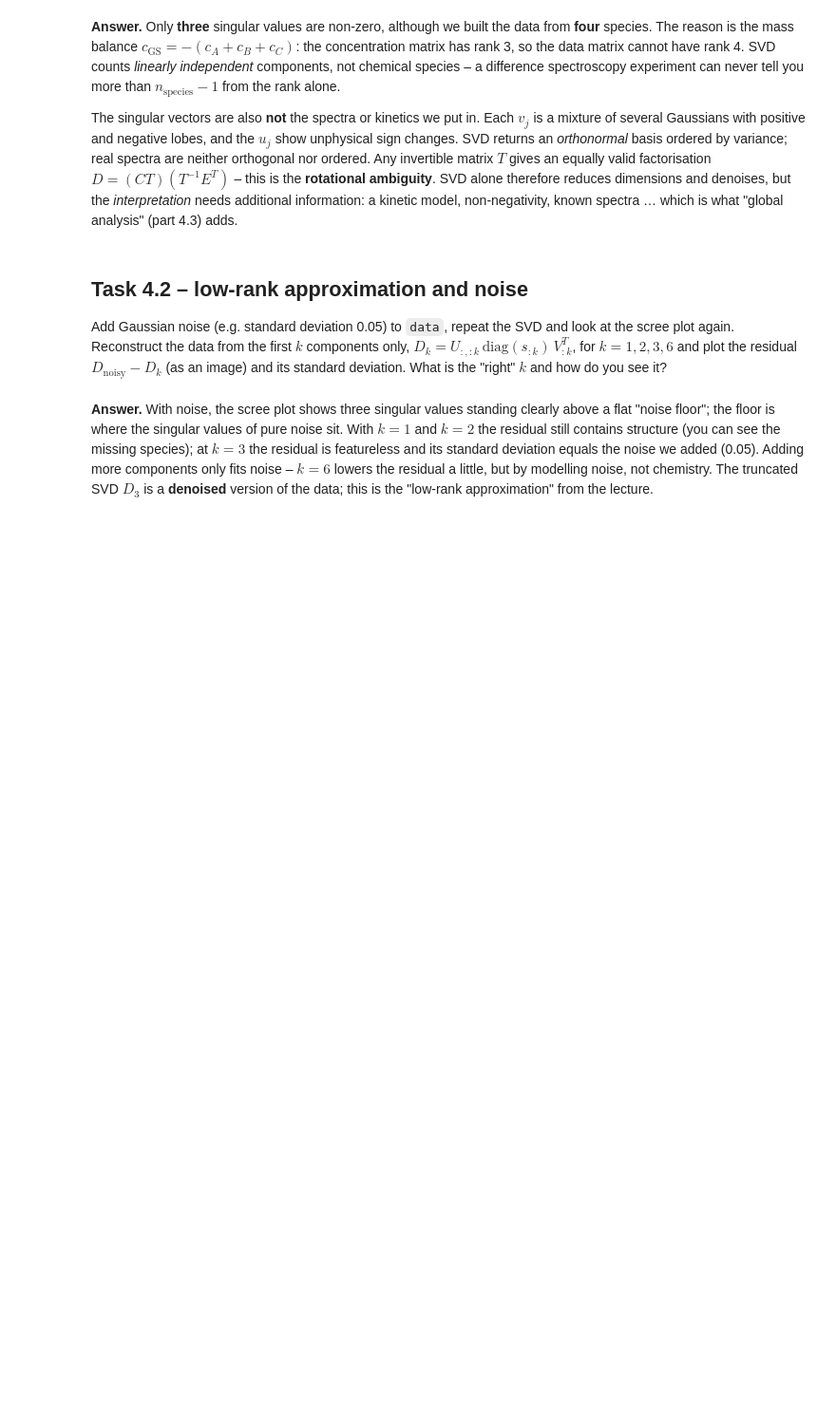
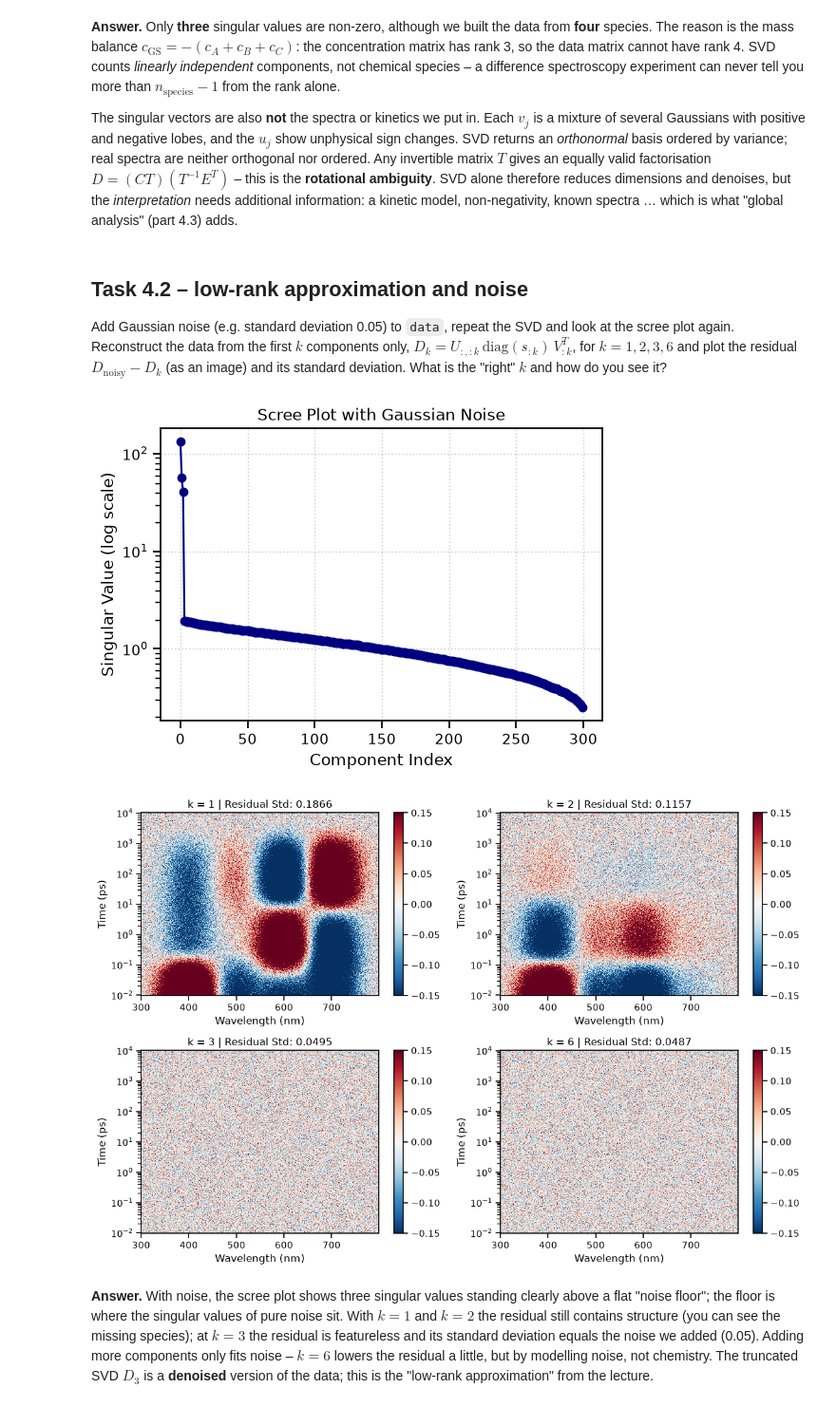
Before and after one commit to Ha5248qi/BERN02_excercise, a Jupyter notebook: Notebooks/exercise_PCA_and_Clustering/unsupervised_learning.ipynb, the cells around one changed output. Shown at 95% size. Cells and saved outputs as stored; diff of their text form; code cells hidden in the pictures; blank space fills up the shorter version.

```diff
--- a/Notebooks/exercise_PCA_and_Clustering/unsupervised_learning.ipynb
+++ b/Notebooks/exercise_PCA_and_Clustering/unsupervised_learning.ipynb
@@ -614,7 +562,49 @@ Add Gaussian noise (e.g. standard deviation 0.05) to `data`, repeat the SVD and
 Reconstruct the data from the first $k$ components only, $D_k = U_{:,:k}\,\mathrm{diag}(s_{:k})\,V^T_{:k}$, for $k = 1, 2, 3, 6$ and
 plot the residual $D_\text{noisy} - D_k$ (as an image) and its standard deviation. What is the "right" $k$ and how do you see it?
 # %%
-# your code here
+
+noise_std = 0.05
+np.random.seed(1)
+data_noisy = data + np.random.normal(0, noise_std, size=data.shape)
+
+U_n, s_n, Vt_n = np.linalg.svd(data_noisy, full_matrices=False)
+
+plt.figure(figsize=(6, 4))
+plt.semilogy(s_n, "o-", color="navy")
+plt.title("Scree Plot with Gaussian Noise")
+plt.xlabel("Component Index")
+plt.ylabel("Singular Value (log scale)")
+plt.grid(True, linestyle=":", alpha=0.6)
+plt.show()
+
+k_list = [1, 2, 3, 6]
+fig, axes = plt.subplots(2, 2, figsize=(12, 8))
+axes = axes.flatten()
+
+for i, k in enumerate(k_list):
+  D_k = U_n[:, :k] @ np.diag(s_n[:k]) @ Vt_n[:k, :]
+  residual = data_noisy.values - D_k
+  res_std = np.std(residual)
+
+  im = axes[i].pcolormesh(
+      data.columns,
+      data.index,
+      residual,
+      cmap="RdBu_r",
+      vmin=-0.15,
+      vmax=0.15,
+      shading="auto",
+  )
+  axes[i].set_yscale("log")
+  axes[i].set_title(f"k = {k} | Residual Std: {res_std:.4f}")
+  axes[i].set_xlabel("Wavelength (nm)")
+  axes[i].set_ylabel("Time (ps)")
+  fig.colorbar(im, ax=axes[i])
+plt.tight_layout()
+plt.show()
+# %% [output]
+[figure, added]
+[figure, added]
 # %% [markdown]
 **Answer.** With noise, the scree plot shows three singular values standing clearly above a flat "noise floor";
 the floor is where the singular values of pure noise sit. With $k=1$ and $k=2$ the residual still contains
```
Also changed, not shown: parts of 7 cells of this notebook, 2 other files.
